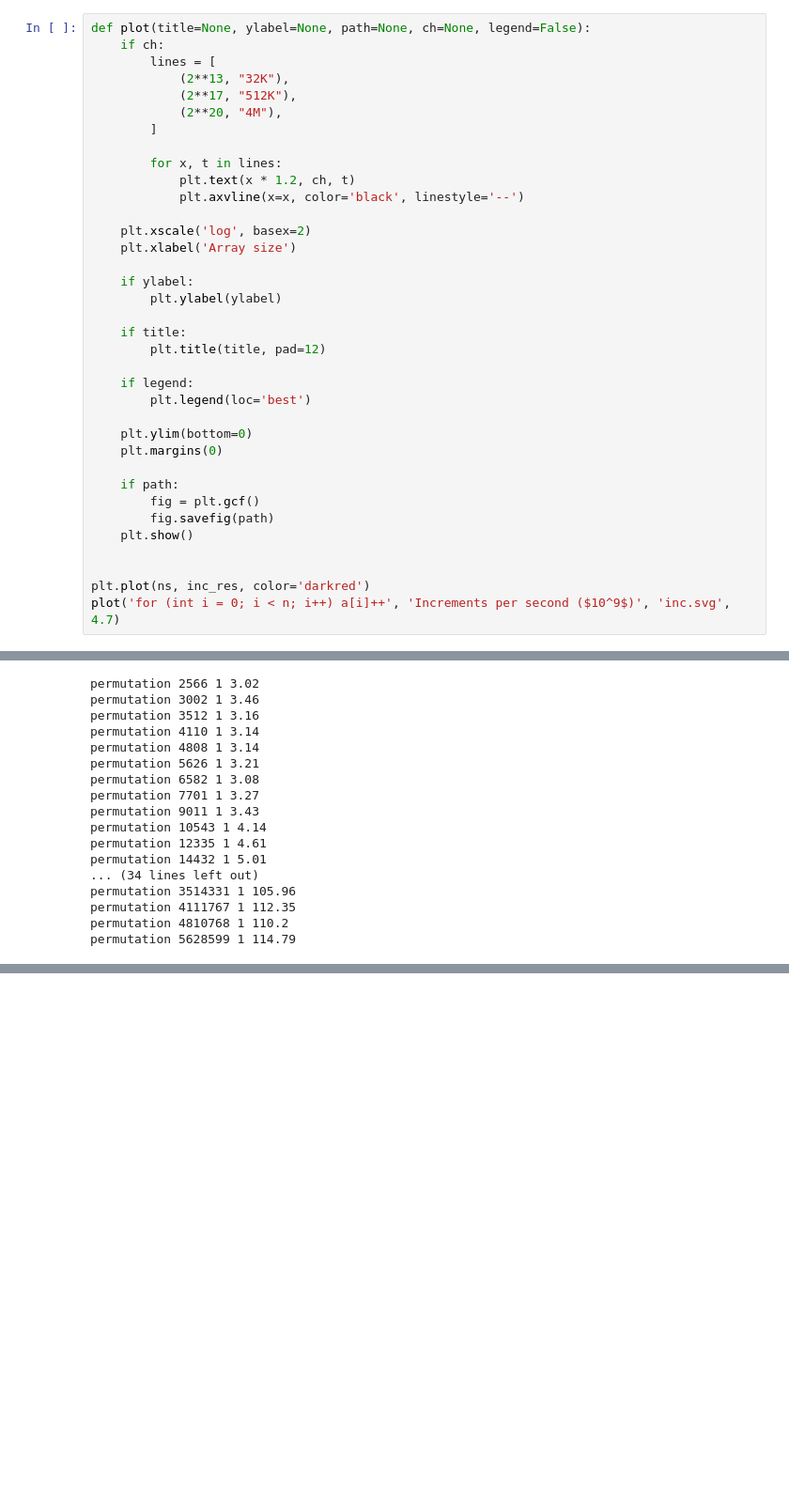
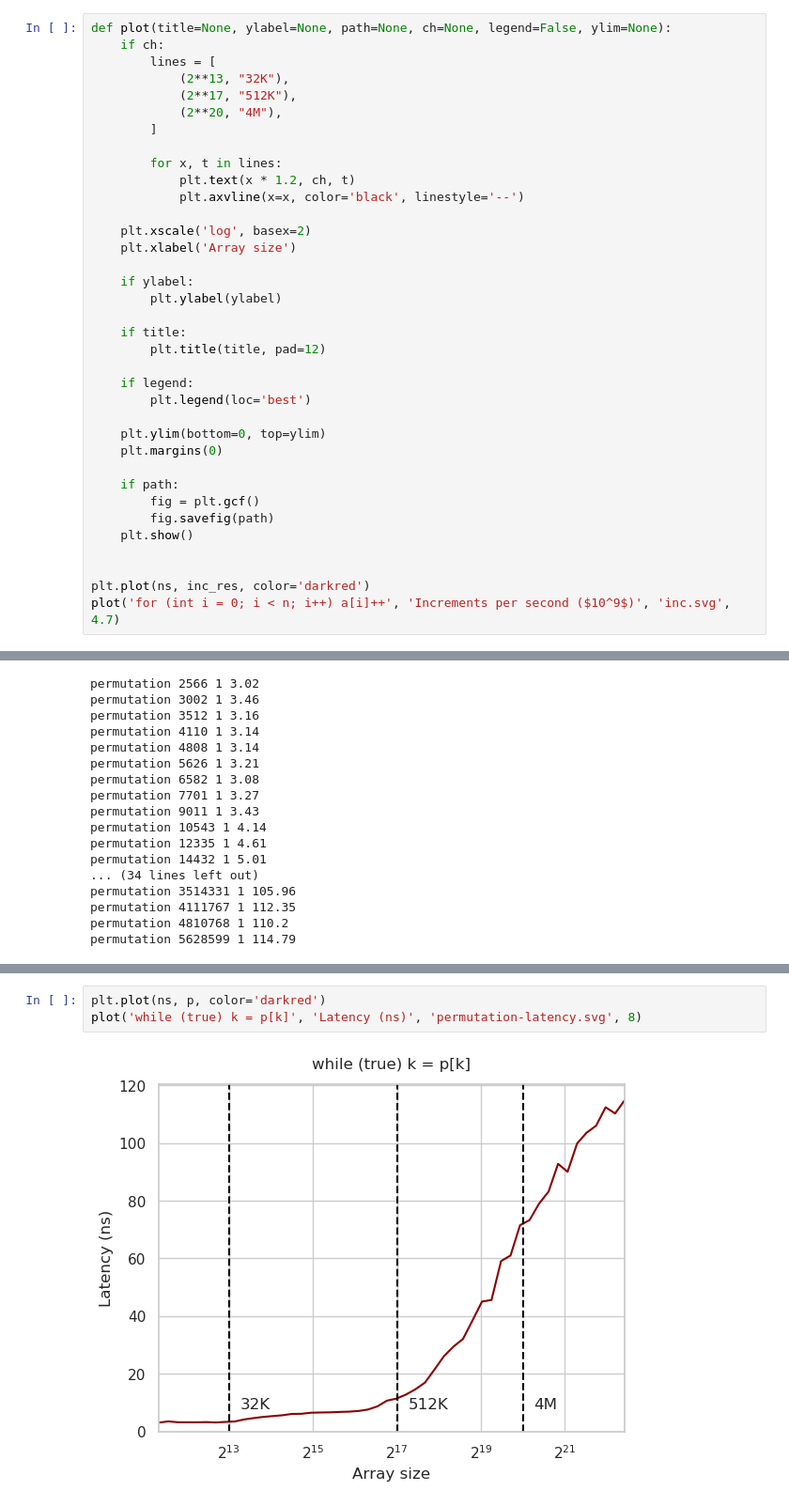
Before and after one commit to sslotin/amh-code, a Jupyter notebook: cpu-cache/plot.ipynb, the cells around one changed output, grey strips where cells are left out. Shown at 94% size. Saved outputs shown, nothing was run; the diff lists cells and outputs as text; blank space fills up the shorter version.

```diff
--- a/cpu-cache/plot.ipynb
+++ b/cpu-cache/plot.ipynb
@@ -16,7 +18,7 @@ inc_res = [bench('inc', n) for n in ns]
 # %%
 inc_res_boost = [bench('inc', n) for n in ns]
 # %%
-def plot(title=None, ylabel=None, path=None, ch=None, legend=False):
+def plot(title=None, ylabel=None, path=None, ch=None, legend=False, ylim=None):
     if ch:
         lines = [
             (2**13, "32K"),
@@ -40,7 +42,7 @@ def plot(title=None, ylabel=None, path=None, ch=None, legend=False):
     if legend:
         plt.legend(loc='best')
 
-    plt.ylim(bottom=0)
+    plt.ylim(bottom=0, top=ylim)
     plt.margins(0)
 
     if path:
@@ -245,0 +289,5 @@ permutation 5628599 1 114.79
+# %%
+plt.plot(ns, p, color='darkred')
+plot('while (true) k = p[k]', 'Latency (ns)', 'permutation-latency.svg', 8)
+# %% [output]
+[figure, added]
```
Also changed, not shown: parts of 24 cells of this notebook, 4 other files.
